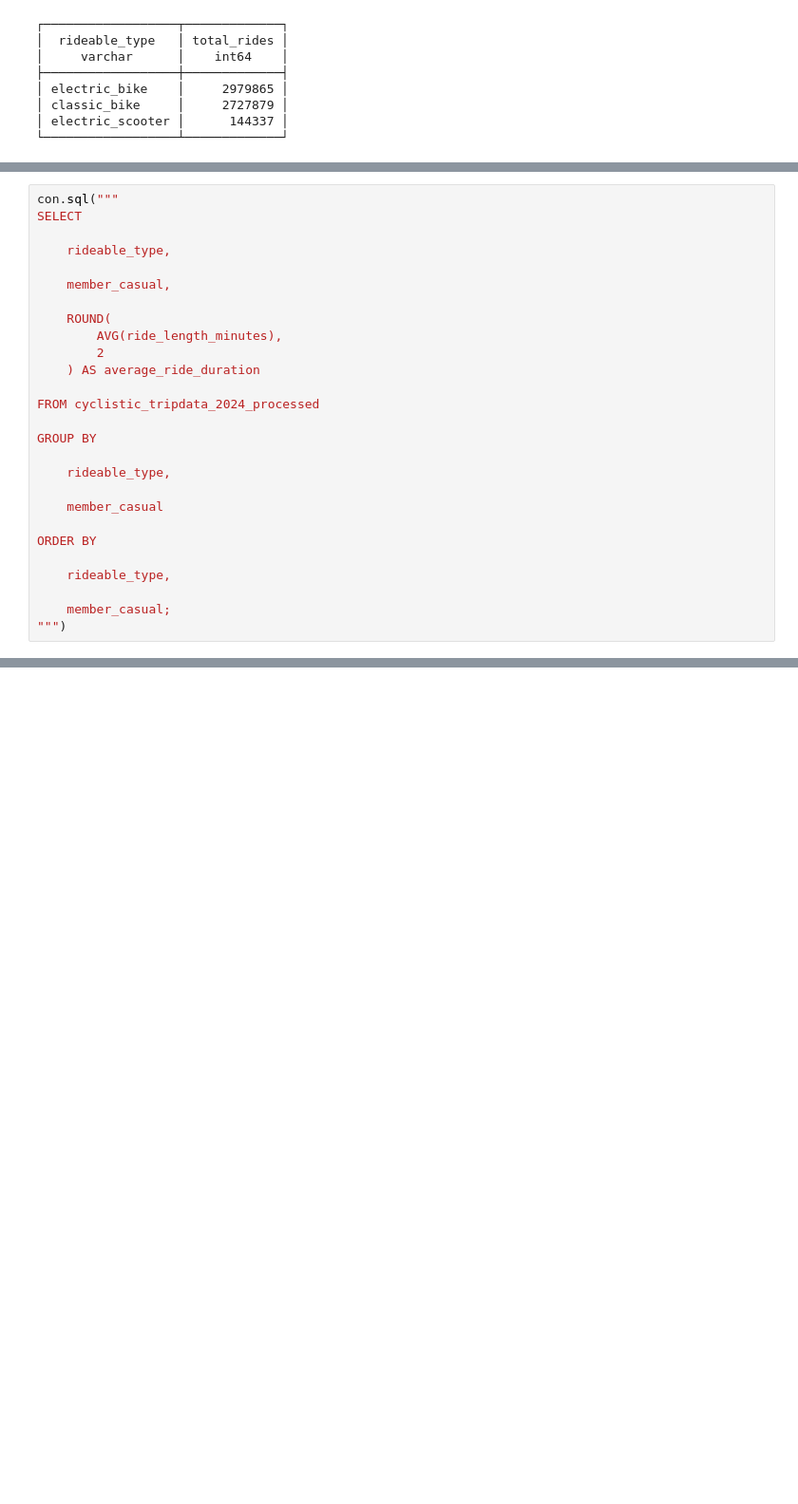
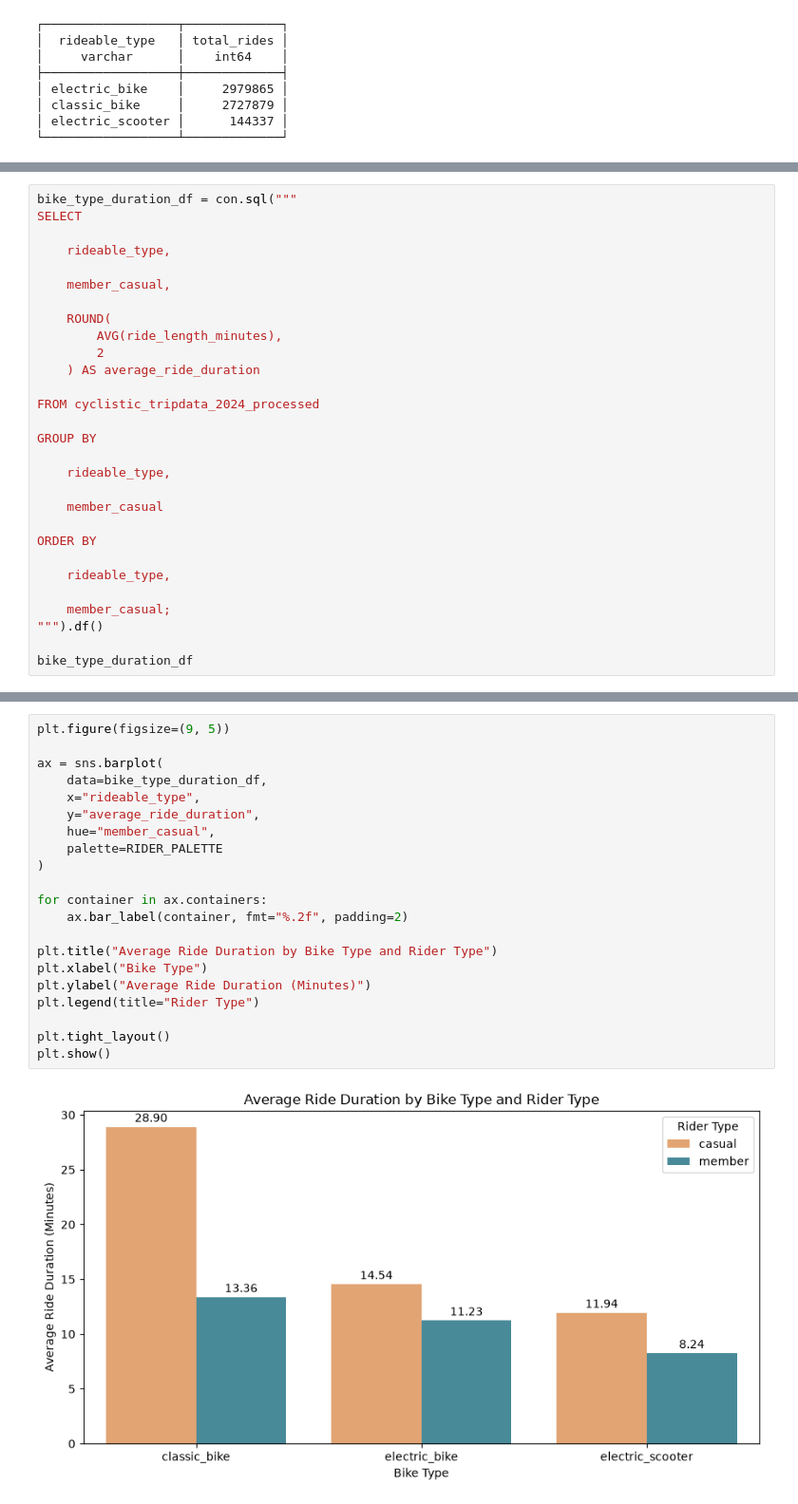
Before and after one commit to Cyberoctane29/Cyclistic-Bike-Share--Analyzing-Rider-Behavior, a Jupyter notebook: Cyclistic_Bike_Share_Member_vs_Casual_Rider_Behavior_Analysis.ipynb, the cells around one changed output, grey strips where cells are left out. Shown at 95% size. Drawn from its saved outputs; the diff is of its cells as text; blank space fills up the shorter version.

```diff
--- a/Cyclistic_Bike_Share_Member_vs_Casual_Rider_Behavior_Analysis.ipynb
+++ b/Cyclistic_Bike_Share_Member_vs_Casual_Rider_Behavior_Analysis.ipynb
@@ -3677,5 +3838,5 @@ ORDER BY
 # %%
-con.sql("""
+bike_type_duration_df = con.sql("""
 SELECT
 
     rideable_type,
@@ -3700,5 +3861,7 @@ ORDER BY
     rideable_type,
 
     member_casual;
-""")
+""").df()
+
+bike_type_duration_df
 # %% [output]
@@ -3715,0 +3875,23 @@ ORDER BY
+# %%
+plt.figure(figsize=(9, 5))
+
+ax = sns.barplot(
+    data=bike_type_duration_df,
+    x="rideable_type",
+    y="average_ride_duration",
+    hue="member_casual",
+    palette=RIDER_PALETTE
+)
+
+for container in ax.containers:
+    ax.bar_label(container, fmt="%.2f", padding=2)
+
+plt.title("Average Ride Duration by Bike Type and Rider Type")
+plt.xlabel("Bike Type")
+plt.ylabel("Average Ride Duration (Minutes)")
+plt.legend(title="Rider Type")
+
+plt.tight_layout()
+plt.show()
+# %% [output]
+[figure, added]
```
Also changed, not shown: parts of 103 cells of this notebook.
